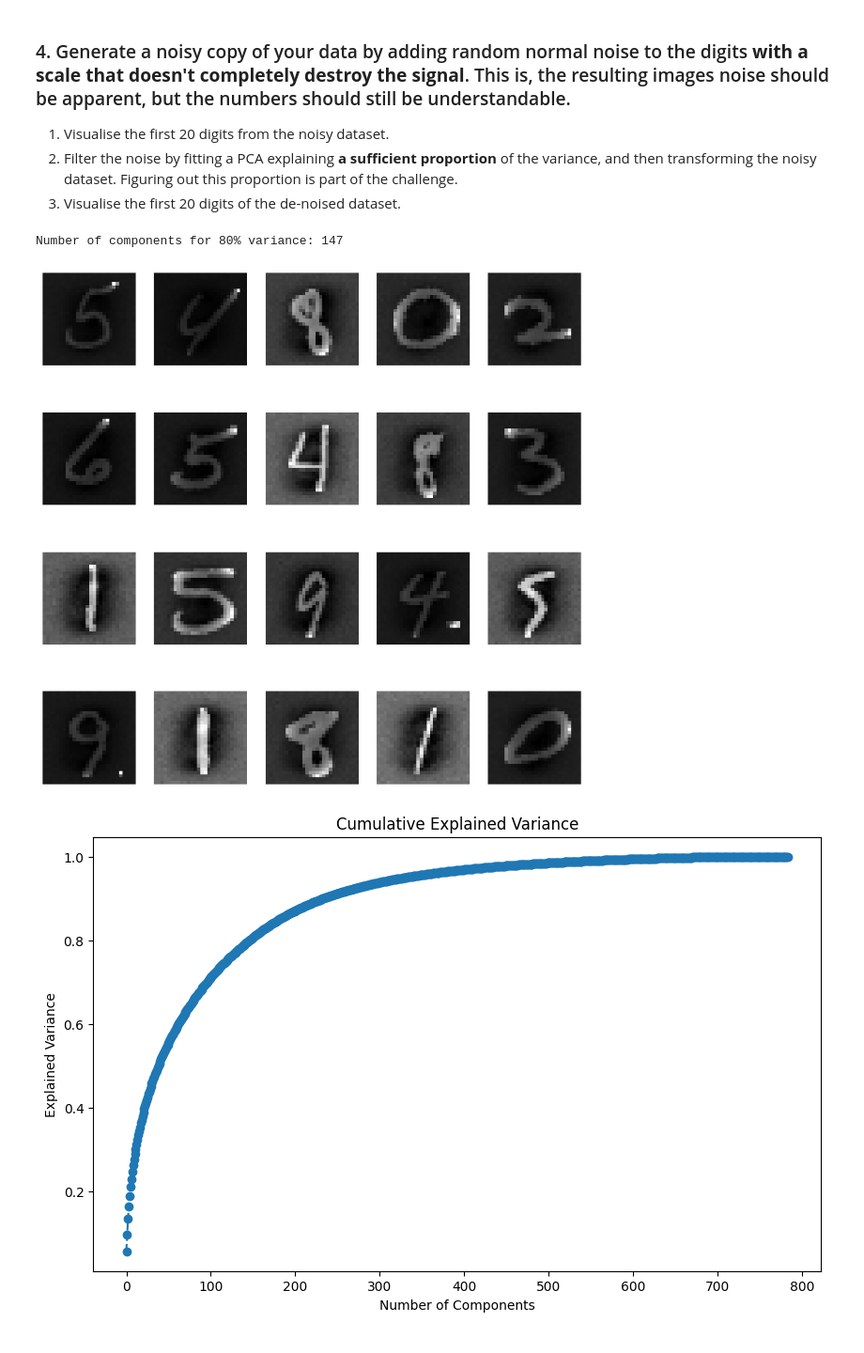
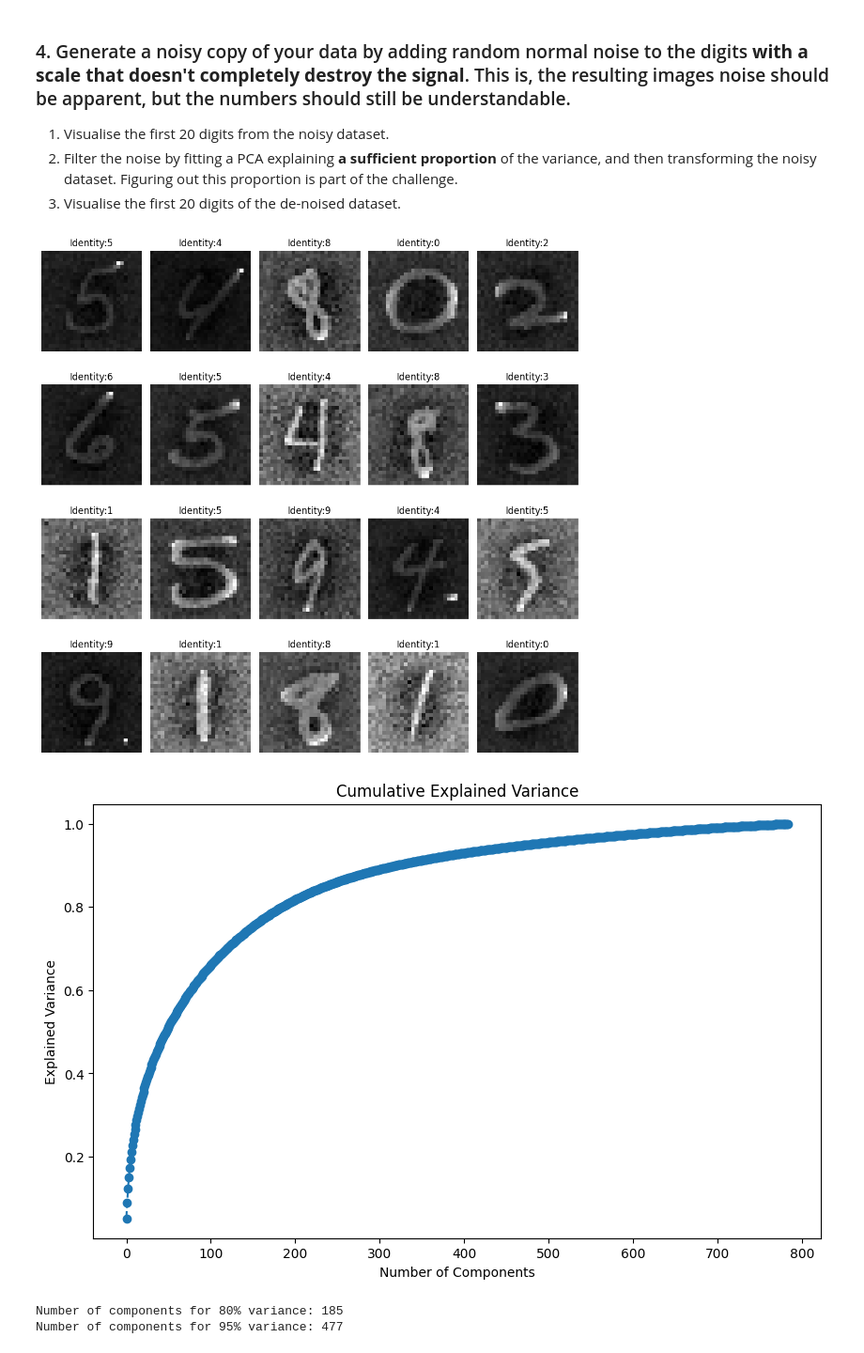
Before and after one commit to kenzfinn/csc1035_lecture_examples, a Jupyter notebook: Part2_Coursework.ipynb, the cells around one changed output. Shown at 94% size. Drawn from its saved outputs; the diff is of its cells as text; code cells hidden in the pictures.

```diff
--- a/Part2_Coursework.ipynb
+++ b/Part2_Coursework.ipynb
@@ -166,14 +162,14 @@ X_pca2 = pca.fit_transform(X_train)
 
 plt.figure(figsize=(10, 8))
 scatter = plt.scatter(X_pca2[:, 0], X_pca2[:, 1], c=y_train.astype(int), cmap='tab10', alpha=0.6, s=2)
-#plt.colorbar(scatter, label='Digit Label')
+plt.colorbar(scatter)
 plt.title('First Two Principal Components')
 plt.xlabel('Principle Component 1')
 plt.ylabel('Principle Component 2')
 plt.show()
 
-pca = PCA(n_components=2)
-X_reduced = pca.fit_transform(X)
+pca = PCA(n_components=20)
+X_reduced = pca.fit_transform(X_train)
 X_reconstructed = pca.inverse_transform(X_reduced)
 
 
@@ -181,7 +177,7 @@ plt.figure(figsize=(15, 6))
 for i in range(20):
     #subplot of the MNIST dataset without changes
     plt.subplot(4, 10, i + 1)
-    plt.imshow(X[i].reshape(28, 28), cmap='gray')
+    plt.imshow(X_train[i].reshape(28, 28), cmap='gray')
     plt.title("Original")
     plt.axis('off')
 
@@ -211,7 +207,7 @@ import matplotlib.pyplot as plt
 from sklearn.datasets import fetch_openml
 from sklearn.decomposition import PCA
 
-noise = 0.05
+noise = 0.3
 XNoisy = X_train + np.random.normal(0, noise, X_train.shape)
 
 
@@ -222,6 +218,10 @@ for i in range(20):
     image = XNoisy[i].reshape(28, 28)
     axes[i].imshow(image, cmap='gray')
     axes[i].axis('off')
+    axes[i].set_title('Identity:' + y_train[i])
+
+plt.tight_layout()
+plt.show()
 
 
 
@@ -231,8 +231,7 @@ pca.fit(XNoisy)
 # Cumulative explained variance
 cumulative_variance = np.cumsum(pca.explained_variance_ratio_)
 components_for_80 = np.argmax(cumulative_variance >= 0.8) + 1
-
-print(f"Number of components for 80% variance: {components_for_80}")
+components_for_95 = np.argmax(cumulative_variance >= 0.95) + 1
 
 plt.figure(figsize=(10, 6))
 plt.plot(cumulative_variance, marker='o', linestyle='--')
@@ -240,39 +239,42 @@ plt.title('Cumulative Explained Variance')
 plt.xlabel('Number of Components')
 plt.ylabel('Explained Variance')
 plt.show()
 #same code for plotting componets vs variance but without lines
 
-#95% variance is typically preferred however this would mean essientially looking at the entire dataset
+#95% variance is typically preferred however this would mean essientially looking at all the components
+print(f"Number of components for 80% variance: {components_for_80}")
+print(f"Number of components for 95% variance: {components_for_95}")
 plt.figure(figsize=(10, 6))
 plt.plot(cumulative_variance, marker='o', linestyle='--')
 plt.title('Cumulative Explained Variance')
-plt.axhline(y=0.70, color='r', linestyle='-')
+plt.axhline(y=0.80, color='r', linestyle='-')
+plt.axhline(y=0.95, color='r', linestyle='-')
 plt.xlabel('Number of Components')
 plt.ylabel('Explained Variance')
 plt.show()
 
-threshold = 0.50
-n_components = np.argmax(cumulative_variance >= threshold) + 1
-
-pca = PCA(n_components=n_components)
+pca = PCA(n_components=components_for_80)
 X_noisy_reduced = pca.fit_transform(XNoisy)
 X_reconstructed = pca.inverse_transform(X_noisy_reduced)
 
 plt.figure(figsize=(12, 4))
 for i in range(10):
     plt.subplot(3, 10, i + 21)
     plt.imshow(X_reconstructed[i].reshape(28, 28), cmap='gray')
+    plt.title(f"Figure {i}")
     plt.axis('off')
     if i == 0:
         plt.ylabel("Denoised", fontsize=12)
 
     plt.subplot(3, 10, i + 1)
     plt.imshow(XNoisy[i].reshape(28, 28), cmap='gray')
+    plt.title(f"Figure {i}")
     plt.axis('off')
 
 plt.suptitle("Noisy, and Denoised MNIST Images", fontsize=16)
 plt.show()
 # %% [output]
-Number of components for 80% variance: 147
-[figure, old version]
+[figure, new version]
-[figure, old version]
+[figure, new version]
+Number of components for 80% variance: 185
+Number of components for 95% variance: 477
```
Also changed, not shown: parts of 3 cells of this notebook.
